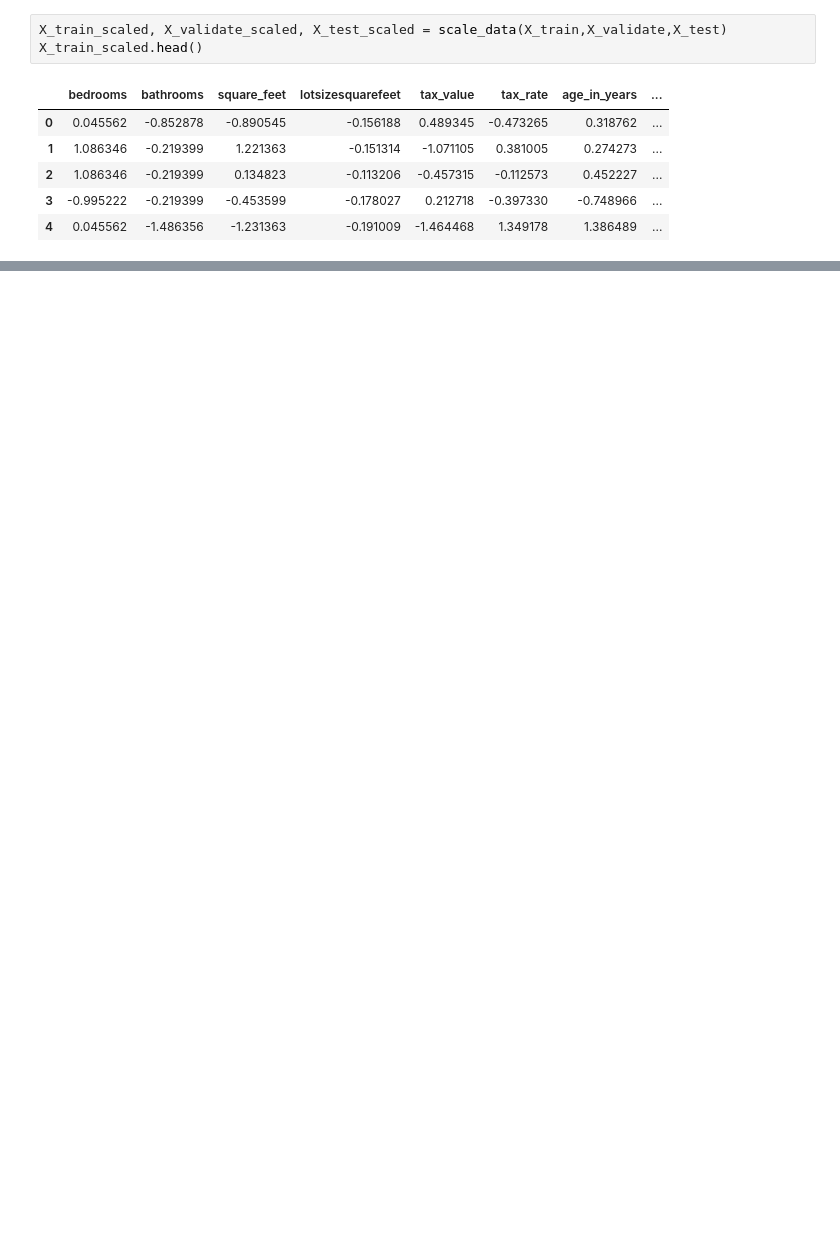
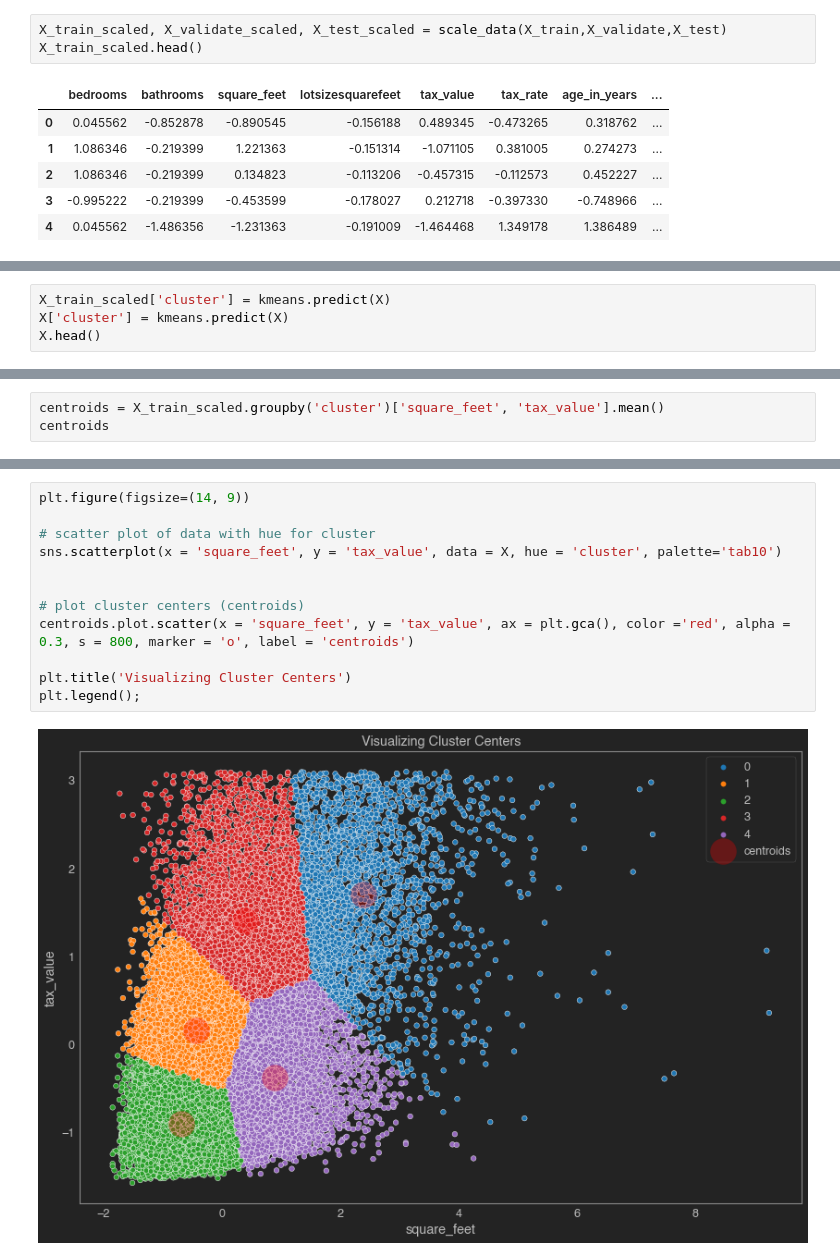
Before and after one commit to sam-and-ken/clustering-project, a Jupyter notebook: Cluster_project_explore_Ken.ipynb, the cells around one changed output, grey strips where cells are left out. Saved outputs shown, nothing was run; the diff lists cells and outputs as text; blank space fills up the shorter version.

```diff
--- a/Cluster_project_explore_Ken.ipynb
+++ b/Cluster_project_explore_Ken.ipynb
@@ -381,0 +447,4 @@ FE_cluster.rfe(X_train_scaled, y_train, 6)
+# %%
+X_train_scaled['cluster'] = kmeans.predict(X)
+X['cluster'] = kmeans.predict(X)
+X.head()
@@ -381,0 +492,3 @@ FE_cluster.rfe(X_train_scaled, y_train, 6)
+# %%
+centroids = X_train_scaled.groupby('cluster')['square_feet', 'tax_value'].mean()
+centroids
@@ -381,0 +503,14 @@ FE_cluster.rfe(X_train_scaled, y_train, 6)
+# %%
+plt.figure(figsize=(14, 9))
+
+# scatter plot of data with hue for cluster
+sns.scatterplot(x = 'square_feet', y = 'tax_value', data = X, hue = 'cluster', palette='tab10')
+
+
+# plot cluster centers (centroids)
+centroids.plot.scatter(x = 'square_feet', y = 'tax_value', ax = plt.gca(), color ='red', alpha = 0.3, s = 800, marker = 'o', label = 'centroids')
+
+plt.title('Visualizing Cluster Centers')
+plt.legend();
+# %% [output]
+[figure, added]
```
Also changed, not shown: parts of 40 cells of this notebook.
